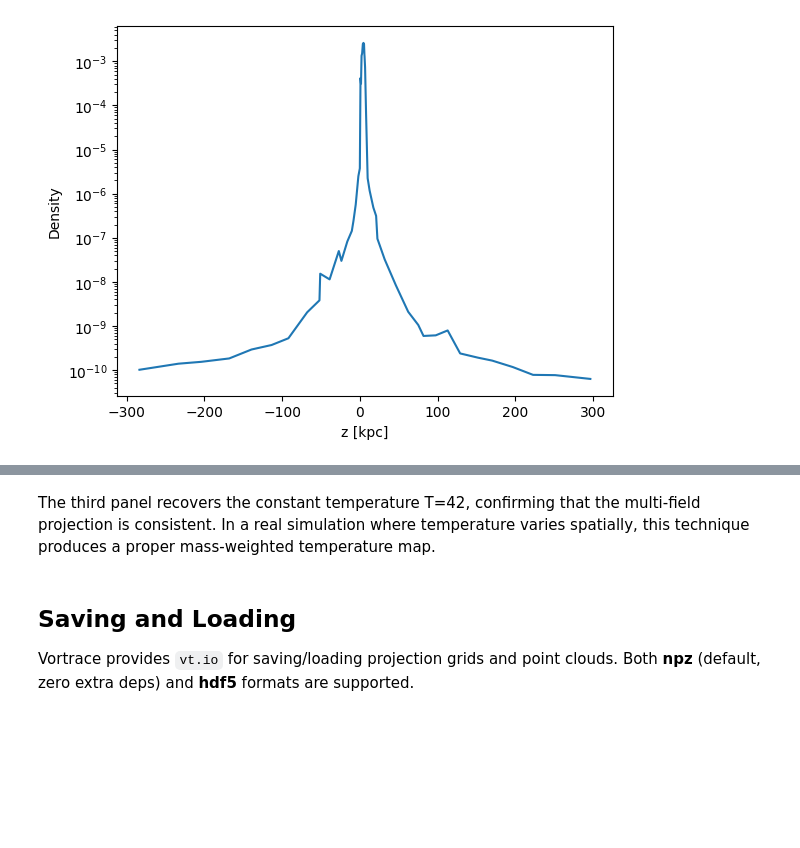
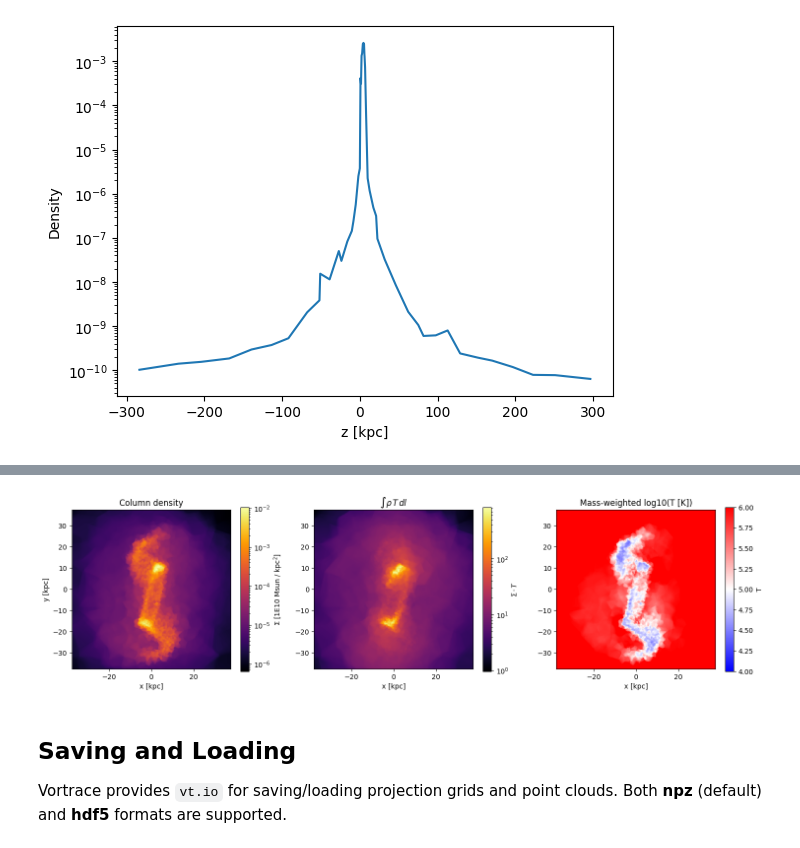
Before and after one commit to gusbeane/vortrace, a Jupyter notebook: docs/QuickStart.ipynb, the cells around one changed output, grey strips where cells are left out. Drawn from its saved outputs; the diff is of its cells as text; code cells hidden in the pictures; blank space fills up the shorter version.

```diff
--- a/docs/QuickStart.ipynb
+++ b/docs/QuickStart.ipynb
@@ -13,4 +13,29 @@ First we define a function which reads in an Arepo file, which is stored using t
 # %%
+def get_n_T(f):
+    UnitLength = f['Parameters'].attrs['UnitLength_in_cm']
+    UnitMass = f['Parameters'].attrs['UnitMass_in_g']
+    UnitVelocity = f['Parameters'].attrs['UnitVelocity_in_cm_per_s']
+
+    UnitTime = UnitLength / UnitVelocity
+    UnitEnergy = UnitMass * UnitVelocity**2
+
+    HYDROGEN_MASSFRAC = 0.76
+    GAMMA = 5./3.
+    PROTONMASS = 1.67262178e-24
+    BOLTZMANN = 1.38065e-16
+
+    InternalEnergy = np.array(f['PartType0']['InternalEnergy'])
+    ElectronAbundance = np.array(f['PartType0']['ElectronAbundance'])
+    Density = np.array(f['PartType0']['Density'])
+
+    mu = 4 * PROTONMASS / (1 + 3 * HYDROGEN_MASSFRAC + 4 * HYDROGEN_MASSFRAC * ElectronAbundance)
+    T = (GAMMA - 1.) * (InternalEnergy / BOLTZMANN) * (UnitEnergy / UnitMass) * mu
+
+    n = Density / mu
+    n *= UnitMass/UnitLength**3
+
+    return n, T
+
 def read_arepo_snap(snapname):
     f = h5.File(snapname, mode='r')
 
@@ -20,6 +45,10 @@ def read_arepo_snap(snapname):
     vol = mass / rho
     BoxSize = f['Parameters'].attrs['BoxSize']
 
+    _, temperature = get_n_T(f)
+
+    print(f['PartType0'].keys())
+
     f.close()
 
-    return pos, rho, vol, BoxSize
+    return pos, rho, vol, temperature, BoxSize
@@ -28,7 +55,7 @@ Next, we actually load in the data and create a Projection Cloud object. This ob
 # %%
 %%time
 snapname = '../tests/test_data/galaxy_interaction.hdf5'
-pos, rho, vol, BoxSize = read_arepo_snap(snapname)
+pos, rho, vol, temperature, BoxSize = read_arepo_snap(snapname)
 
 L = 75.
 pc = vt.ProjectionCloud(pos, rho, vol=vol, boundbox=[0., BoxSize, 0., BoxSize, 0., BoxSize])
@@ -126,8 +157,6 @@ Vortrace can project multiple scalar fields simultaneously by passing a 2D array
 # %%
 # Create a multi-field cloud with density and density * temperature.
-# We use a constant temperature T=42 so the recovered map should be uniform.
-T_const = 42.0
-fields_multi = np.column_stack([rho, rho * T_const])
+fields_multi = np.column_stack([rho, rho * temperature])
 print(f"Fields shape: {fields_multi.shape}  (N_particles x N_fields)")
 
 pc_multi = vt.ProjectionCloud(
@@ -144,35 +179,35 @@ print(f"Output shape: {dat_multi.shape}")  # (256, 256, 2)
 # %%
 fig, axes = plt.subplots(1, 3, figsize=(15, 4))
 ext = [-L/2., L/2., -L/2., L/2.]
 
 # Field 0: column density
 vt.plot.plot_grid(dat_multi[:, :, 0], extent=ext, ax=axes[0],
                   label=r'$\Sigma$ [1E10 Msun / kpc$^2$]')
 axes[0].set_title('Column density')
 axes[0].set_xlabel('x [kpc]')
 axes[0].set_ylabel('y [kpc]')
 
 # Field 1: density-weighted temperature integral
 vt.plot.plot_grid(dat_multi[:, :, 1], extent=ext, ax=axes[1],
                   label=r'$\Sigma \cdot T$')
 axes[1].set_title(r'$\int \rho \, T \, dl$')
 axes[1].set_xlabel('x [kpc]')
 
 # Ratio recovers mass-weighted temperature
 T_map = dat_multi[:, :, 1] / dat_multi[:, :, 0]
-vt.plot.plot_grid(T_map, extent=ext, ax=axes[2], log=False,
-                  label='T')
-axes[2].set_title('Mass-weighted T (= 42)')
+vt.plot.plot_grid(np.log10(T_map), extent=ext, ax=axes[2], log=False,
+                  label='T', vmin=(4, 6), cmap='bwr')
+axes[2].set_title('Mass-weighted log10(T [K])')
 axes[2].set_xlabel('x [kpc]')
 
 fig.tight_layout()
 plt.show()
+# %% [output]
+[figure, added]
-# %% [markdown]
-The third panel recovers the constant temperature T=42, confirming that the multi-field projection is consistent. In a real simulation where temperature varies spatially, this technique produces a proper mass-weighted temperature map.
 # %% [markdown]
 ## Saving and Loading
 
-Vortrace provides `vt.io` for saving/loading projection grids and point clouds. Both **npz** (default, zero extra deps) and **hdf5** formats are supported.
+Vortrace provides `vt.io` for saving/loading projection grids and point clouds. Both **npz** (default) and **hdf5** formats are supported.
 # %%
 %%time
 # Save a projection grid (npz)
```
Also changed, not shown: parts of 17 cells of this notebook.
